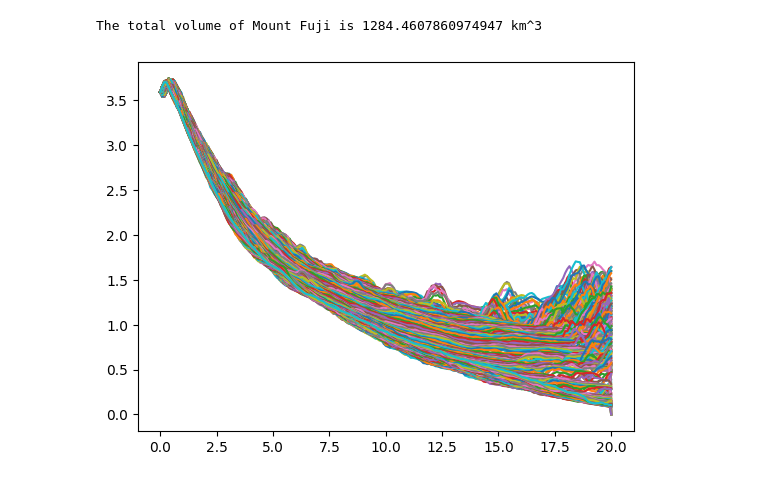
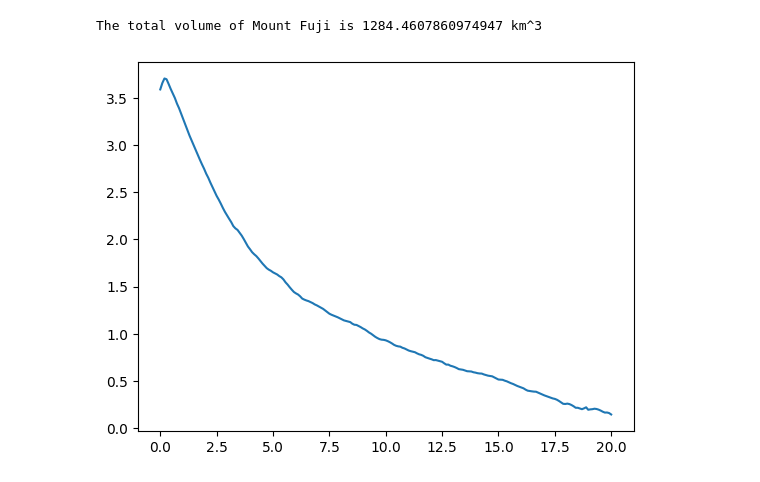
Before and after one commit to jcer10/mount_fuji_math_project, a Jupyter notebook: mount_fuji.ipynb, the cells around one changed output. Saved outputs shown, nothing was run; the diff lists cells and outputs as text; code cells hidden in the pictures.

```diff
--- a/mount_fuji.ipynb
+++ b/mount_fuji.ipynb
@@ -82,31 +82,31 @@ The total volume of Mount Fuji is 1284.4607860974947 km^3
 # %%
 def calc_alphas(divisions):
     """Calculates the angles for the divisions"""
     alphas = np.zeros(divisions)
     for i in range(divisions):
         alphas[i] = i*2*np.pi/divisions
     return alphas
 
 def calc_height_profile(dataset, alpha):
     """Calculates de array corresponding to the height profile given the angle alpha"""
     array_heights = np.zeros(int(np.ceil(R)))
     for i in range(len(array_heights)):
         x = i*np.cos(alpha) + dataset_km.shape[1]/2
         y = i*np.sin(alpha) + dataset_km.shape[0]/2
         array_heights[i] = dataset_km[int(x), int(y)]
     return array_heights
 
-divisions = 360
+divisions = 1
 matrix_profiles = np.zeros((divisions, int(np.ceil(R))))
 alphas = calc_alphas(divisions)
 for i in range(divisions):
     matrix_profiles[i] = calc_height_profile(dataset_km, alphas[i])
 
 # Matrix profiles contains the height profiles for each division as individual rows
 for profile in matrix_profiles:
     plt.plot(np.linspace(0, 20, len(matrix_profiles[0])),profile)
 # %% [output]
-[figure, old version]
+[figure, new version]
 # %%
 # Area under each profile
 area_profiles = np.zeros(divisions)
```
Also changed, not shown: parts of 2 cells of this notebook.
